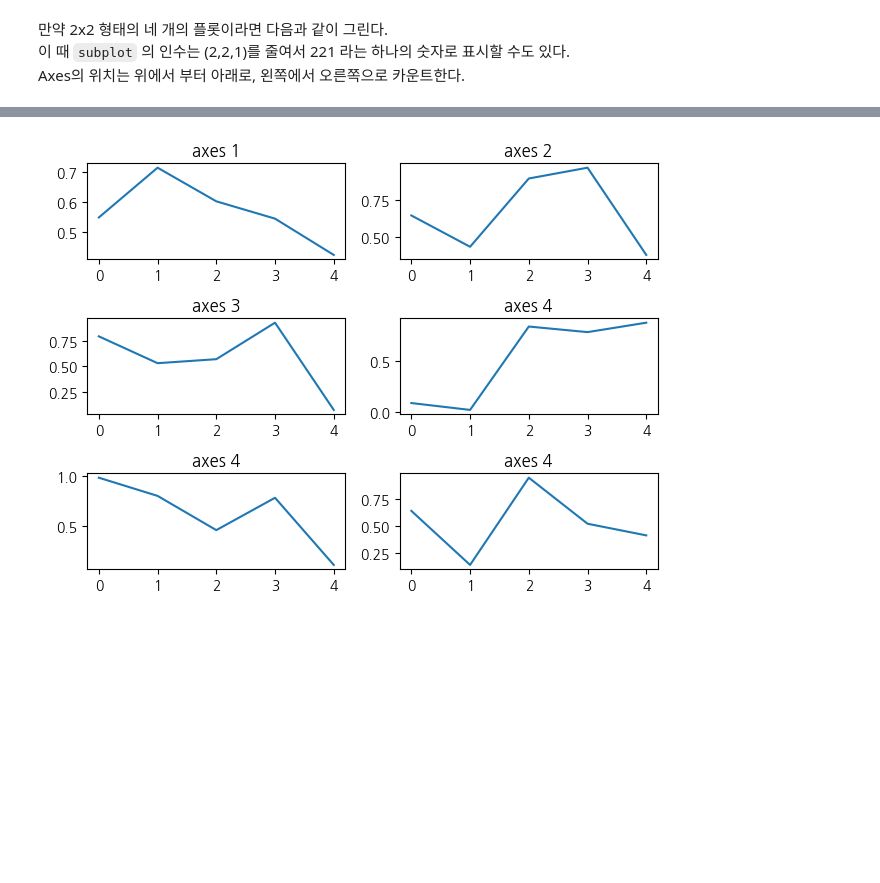
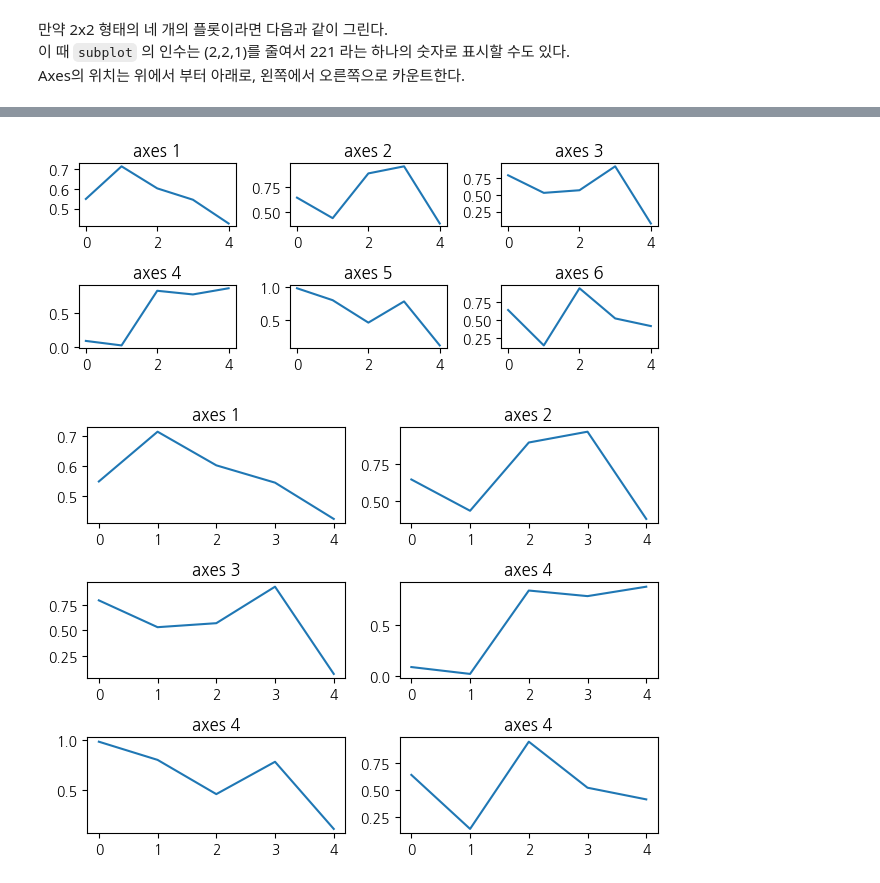
Before and after one commit to jiahnlee22/wassup3, a Jupyter notebook: 04_Data_Visualization/01_시각화 패키지 맷플롯리브 소개.ipynb, the cells around one changed output, grey strips where cells are left out. Cells and saved outputs as stored; diff of their text form; code cells hidden in the pictures; blank space fills up the shorter version.

```diff
--- a/04_Data_Visualization/01_시각화 패키지 맷플롯리브 소개.ipynb
+++ b/04_Data_Visualization/01_시각화 패키지 맷플롯리브 소개.ipynb
@@ -899,3 +895,35 @@ plt.show()
+# %%
+np.random.seed(0)
+
+plt.subplot(431)
+plt.plot(np.random.rand(5))
+plt.title("axes 1")
+
+plt.subplot(432)
+plt.plot(np.random.rand(5))
+plt.title("axes 2")
+
+plt.subplot(433)
+plt.plot(np.random.rand(5))
+plt.title("axes 3")
+
+plt.subplot(434)
+plt.plot(np.random.rand(5))
+plt.title("axes 4")
+
+plt.subplot(435)
+plt.plot(np.random.rand(5))
+plt.title("axes 5")
+
+plt.subplot(436)
+plt.plot(np.random.rand(5))
+plt.title("axes 6")
+
+
+plt.tight_layout()
+plt.show()
+# %% [output]
+[figure, added]
 # %%
 # 연습문제 3 행2열
 np.random.seed(0)
```
Also changed, not shown: parts of 43 cells of this notebook, 20 other files.
